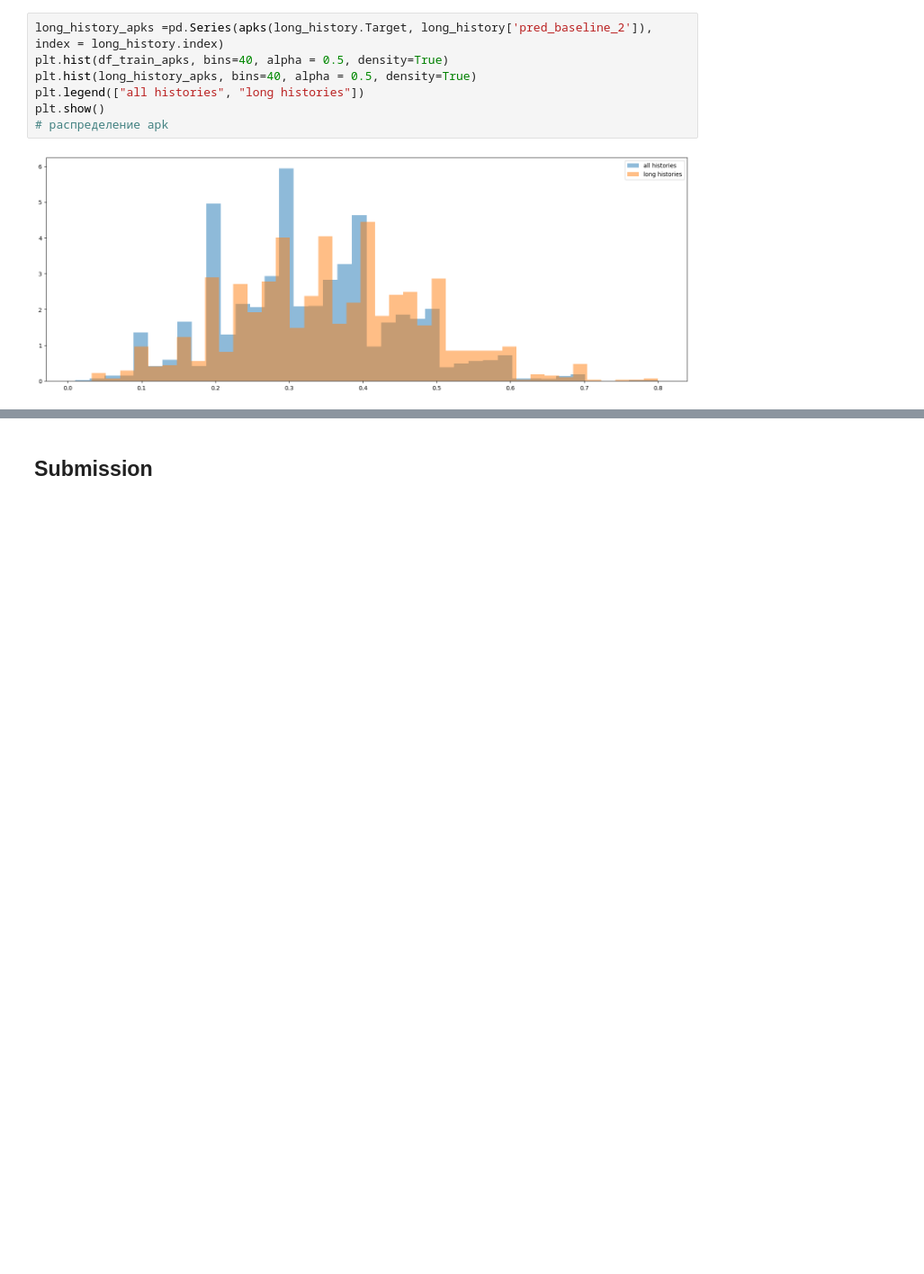
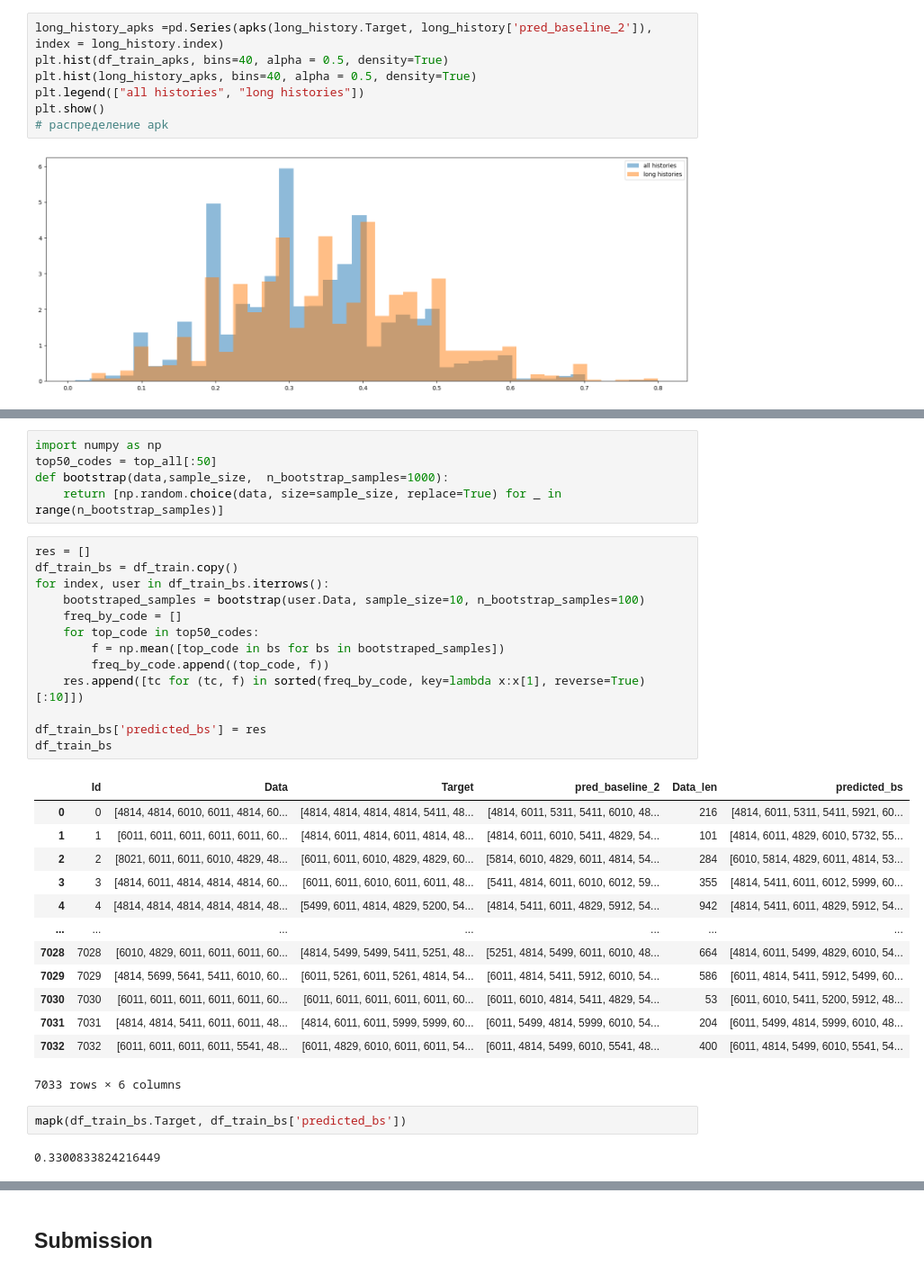
Before and after one commit to SergeyPishchulov/Alfa-Card-transactions-prediction, a Jupyter notebook: baseline-popular-transactions.ipynb, the cells around one changed output, grey strips where cells are left out. Shown at 90% size. Cells and saved outputs as stored; diff of their text form; blank space fills up the shorter version.

```diff
--- a/baseline-popular-transactions.ipynb
+++ b/baseline-popular-transactions.ipynb
@@ -370,0 +431,36 @@ plt.show()
+# %%
+import numpy as np
+top50_codes = top_all[:50]
+def bootstrap(data,sample_size,  n_bootstrap_samples=1000):
+    return [np.random.choice(data, size=sample_size, replace=True) for _ in range(n_bootstrap_samples)]
+# %%
+res = []
+df_train_bs = df_train.copy()
+for index, user in df_train_bs.iterrows():
+    bootstraped_samples = bootstrap(user.Data, sample_size=10, n_bootstrap_samples=100)
+    freq_by_code = []
+    for top_code in top50_codes:
+        f = np.mean([top_code in bs for bs in bootstraped_samples])
+        freq_by_code.append((top_code, f))
+    res.append([tc for (tc, f) in sorted(freq_by_code, key=lambda x:x[1], reverse=True)[:10]])
+
+df_train_bs['predicted_bs'] = res
+df_train_bs
+# %% [output]
+|  | Id | Data | Target | pred_baseline_2 | Data_len | predicted_bs |
+| 0 | 0 | [4814, 4814, 6010, 6011, 4814, 60... | [4814, 4814, 4814, 4814, 5411, 48... | [4814, 6011, 5311, 5411, 6010, 48... | 216 | [4814, 6011, 5311, 5411, 5921, 60... |
+| 1 | 1 | [6011, 6011, 6011, 6011, 6011, 60... | [4814, 6011, 4814, 6011, 4814, 48... | [4814, 6011, 6010, 5411, 4829, 54... | 101 | [4814, 6011, 4829, 6010, 5732, 55... |
+| 2 | 2 | [8021, 6011, 6011, 6010, 4829, 48... | [6011, 6011, 6010, 4829, 4829, 60... | [5814, 6010, 4829, 6011, 4814, 54... | 284 | [6010, 5814, 4829, 6011, 4814, 53... |
+| 3 | 3 | [4814, 6011, 4814, 4814, 4814, 60... | [6011, 6011, 6010, 6011, 6011, 48... | [5411, 4814, 6011, 6010, 6012, 59... | 355 | [4814, 5411, 6011, 6012, 5999, 60... |
+| 4 | 4 | [4814, 4814, 4814, 4814, 4814, 48... | [5499, 6011, 4814, 4829, 5200, 54... | [4814, 5411, 6011, 4829, 5912, 54... | 942 | [4814, 5411, 6011, 4829, 5912, 54... |
+| ... | ... | ... | ... | ... | ... | ... |
+| 7028 | 7028 | [6010, 4829, 6011, 6011, 6011, 60... | [4814, 5499, 5499, 5411, 5251, 48... | [5251, 4814, 5499, 6011, 6010, 48... | 664 | [4814, 6011, 5499, 4829, 6010, 54... |
+| 7029 | 7029 | [4814, 5699, 5641, 5411, 6010, 60... | [6011, 5261, 6011, 5261, 4814, 54... | [6011, 4814, 5411, 5912, 6010, 54... | 586 | [6011, 4814, 5411, 5912, 5499, 60... |
+| 7030 | 7030 | [6011, 6011, 6011, 6011, 6011, 60... | [6011, 6011, 6011, 6011, 6011, 60... | [6011, 6010, 4814, 5411, 4829, 54... | 53 | [6011, 6010, 5411, 5200, 5912, 48... |
+| 7031 | 7031 | [4814, 4814, 5411, 6011, 6011, 48... | [4814, 6011, 6011, 5999, 5999, 60... | [6011, 5499, 4814, 5999, 6010, 54... | 204 | [6011, 5499, 4814, 5999, 6010, 48... |
+| 7032 | 7032 | [6011, 6011, 6011, 6011, 5541, 48... | [6011, 4829, 6010, 6011, 6011, 54... | [6011, 4814, 5499, 6010, 5541, 48... | 400 | [6011, 4814, 5499, 6010, 5541, 54... |
+7033 rows × 6 columns
+# %%
+mapk(df_train_bs.Target, df_train_bs['predicted_bs'])
+# %% [output]
+0.3300833824216449
```
Also changed, not shown: parts of 6 cells of this notebook.
